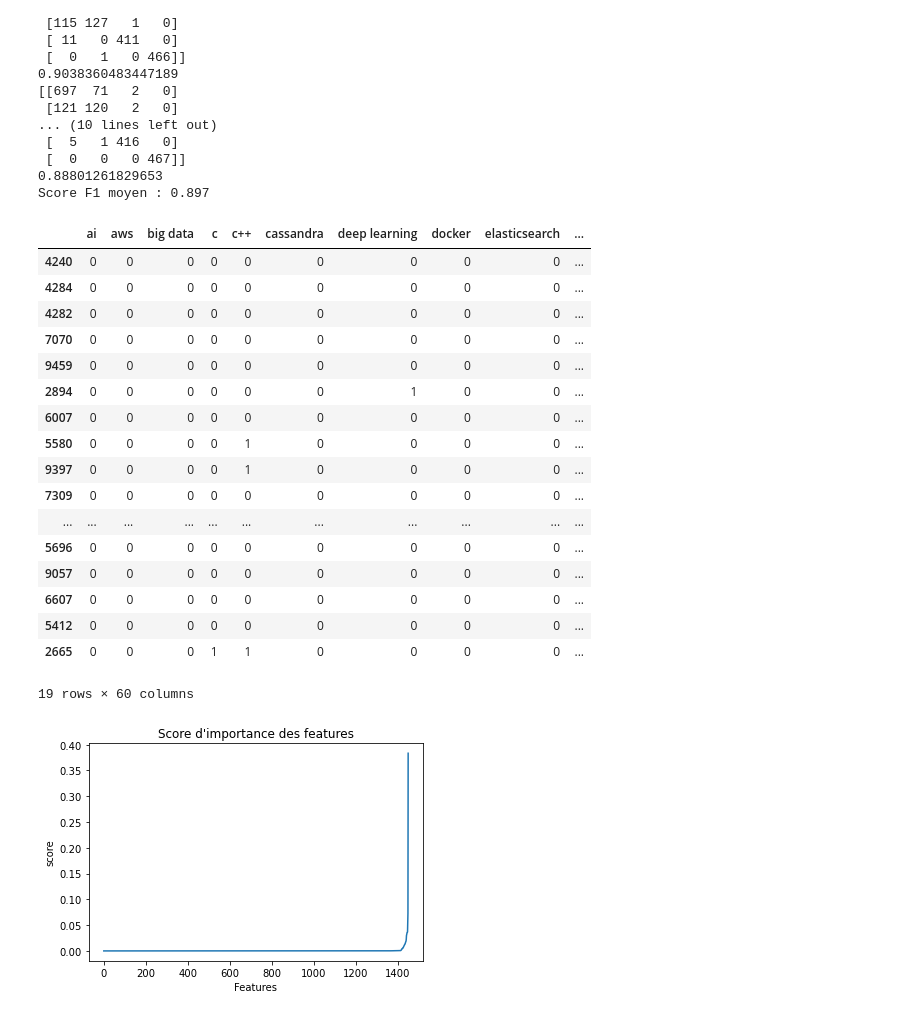
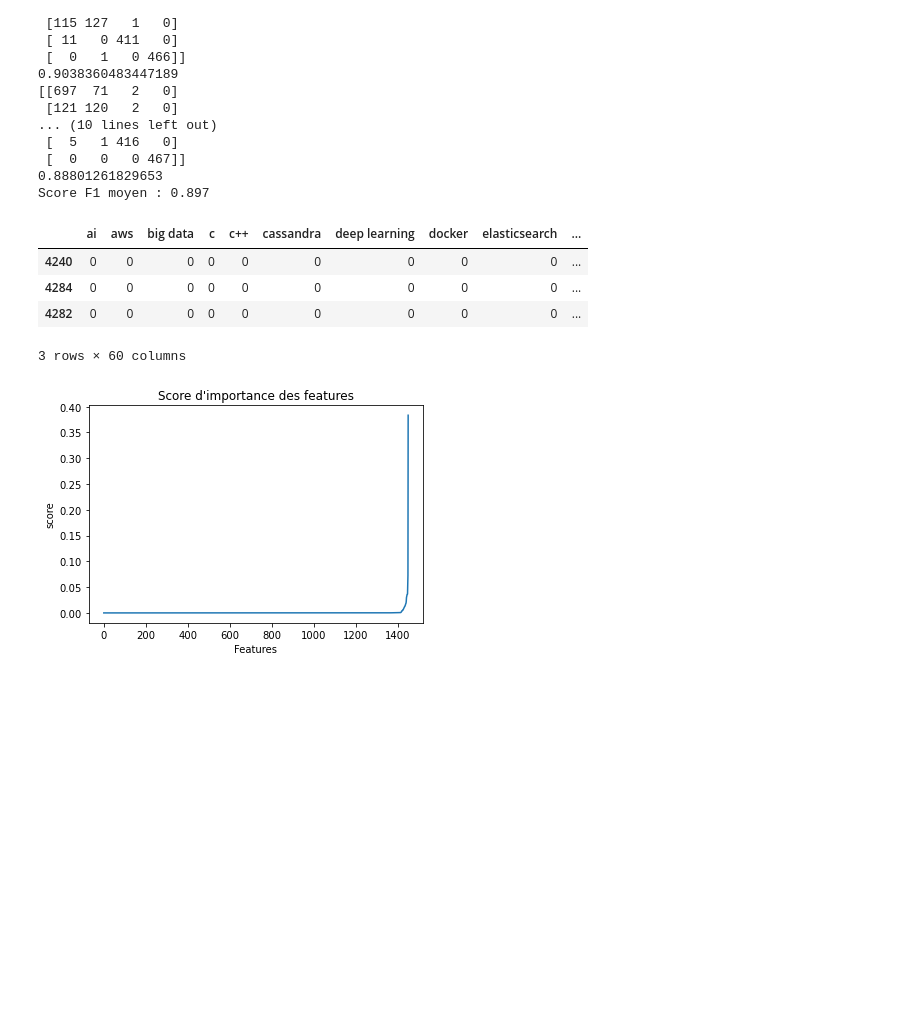
Before and after one commit to julienlambert42/Equancy, a Jupyter notebook: Equancy.ipynb, the cells around one changed output. Cells and saved outputs as stored; diff of their text form; code cells hidden in the pictures; blank space fills up the shorter version.

```diff
--- a/Equancy.ipynb
+++ b/Equancy.ipynb
@@ -410,24 +410,11 @@ output = tech_encoded[tech_encoded.Metier.isna()].copy()
 output["Metier"] = preds.values.flatten()
 output.Metier.replace({value: key for key, value in metier_labels.items()}, inplace=True)
 # %%
-output
+output.head(3)
 # %% [output]
 |  | ai | aws | big data | c | c++ | cassandra | deep learning | docker | elasticsearch | ... |
 | 4240 | 0 | 0 | 0 | 0 | 0 | 0 | 0 | 0 | 0 | ... |
 | 4284 | 0 | 0 | 0 | 0 | 0 | 0 | 0 | 0 | 0 | ... |
 | 4282 | 0 | 0 | 0 | 0 | 0 | 0 | 0 | 0 | 0 | ... |
-| 7070 | 0 | 0 | 0 | 0 | 0 | 0 | 0 | 0 | 0 | ... |
-| 9459 | 0 | 0 | 0 | 0 | 0 | 0 | 0 | 0 | 0 | ... |
-| 2894 | 0 | 0 | 0 | 0 | 0 | 0 | 1 | 0 | 0 | ... |
-| 6007 | 0 | 0 | 0 | 0 | 0 | 0 | 0 | 0 | 0 | ... |
-| 5580 | 0 | 0 | 0 | 0 | 1 | 0 | 0 | 0 | 0 | ... |
-| 9397 | 0 | 0 | 0 | 0 | 1 | 0 | 0 | 0 | 0 | ... |
-| 7309 | 0 | 0 | 0 | 0 | 0 | 0 | 0 | 0 | 0 | ... |
-| ... | ... | ... | ... | ... | ... | ... | ... | ... | ... | ... |
-| 5696 | 0 | 0 | 0 | 0 | 0 | 0 | 0 | 0 | 0 | ... |
-| 9057 | 0 | 0 | 0 | 0 | 0 | 0 | 0 | 0 | 0 | ... |
-| 6607 | 0 | 0 | 0 | 0 | 0 | 0 | 0 | 0 | 0 | ... |
-| 5412 | 0 | 0 | 0 | 0 | 0 | 0 | 0 | 0 | 0 | ... |
-| 2665 | 0 | 0 | 0 | 1 | 1 | 0 | 0 | 0 | 0 | ... |
-19 rows × 60 columns
+3 rows × 60 columns
 # %%
```
Also changed, not shown: parts of 1 cell of this notebook.
